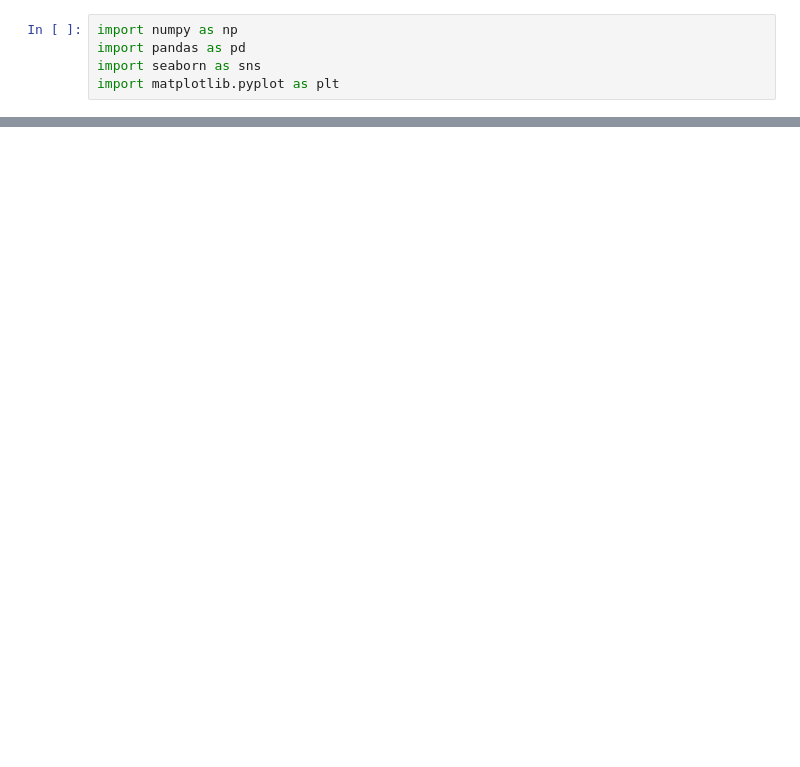
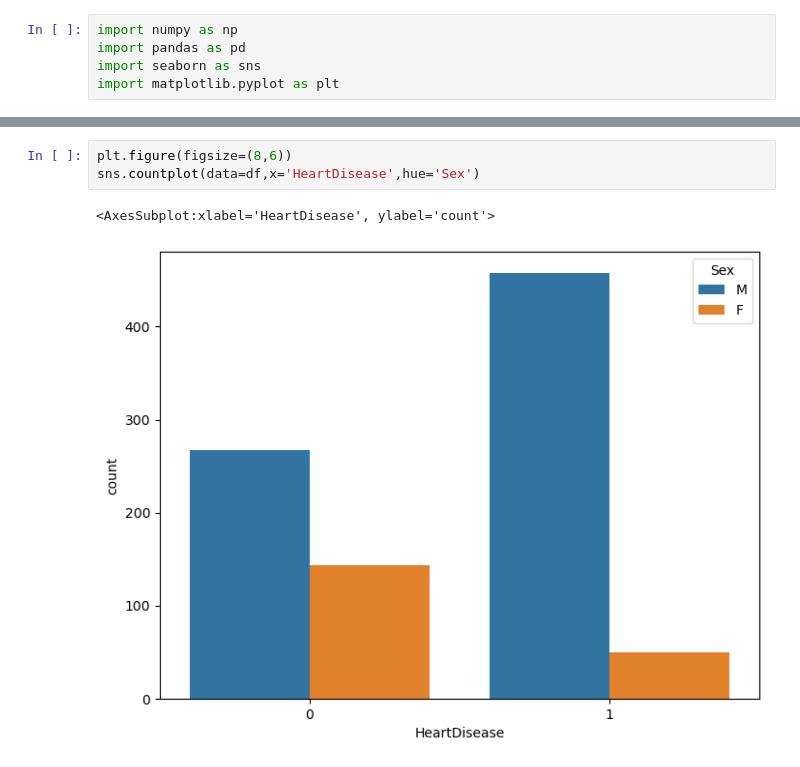
Before and after one commit to sevvalozgerr/heartFailure, a Jupyter notebook: heartFailurePrediction.ipynb, the cells around one changed output, grey strips where cells are left out. Drawn from its saved outputs; the diff is of its cells as text; blank space fills up the shorter version.

```diff
--- a/heartFailurePrediction.ipynb
+++ b/heartFailurePrediction.ipynb
@@ -22,0 +74,6 @@ pd.read_csv("../heart/heart.csv")
+# %%
+plt.figure(figsize=(8,6))
+sns.countplot(data=df,x='HeartDisease',hue='Sex')
+# %% [output]
+<AxesSubplot:xlabel='HeartDisease', ylabel='count'>
+[figure, added]
```
Also changed, not shown: parts of 10 cells of this notebook.
